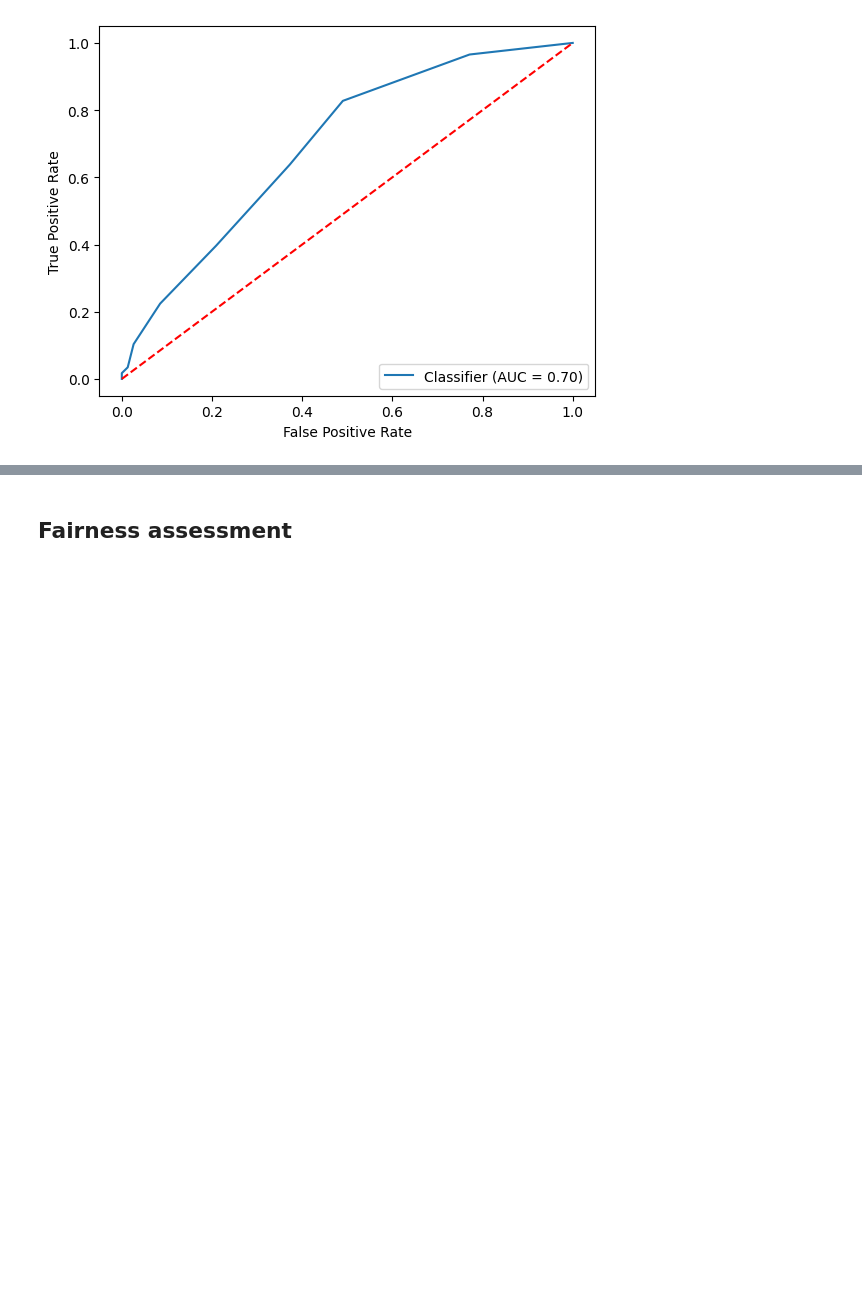
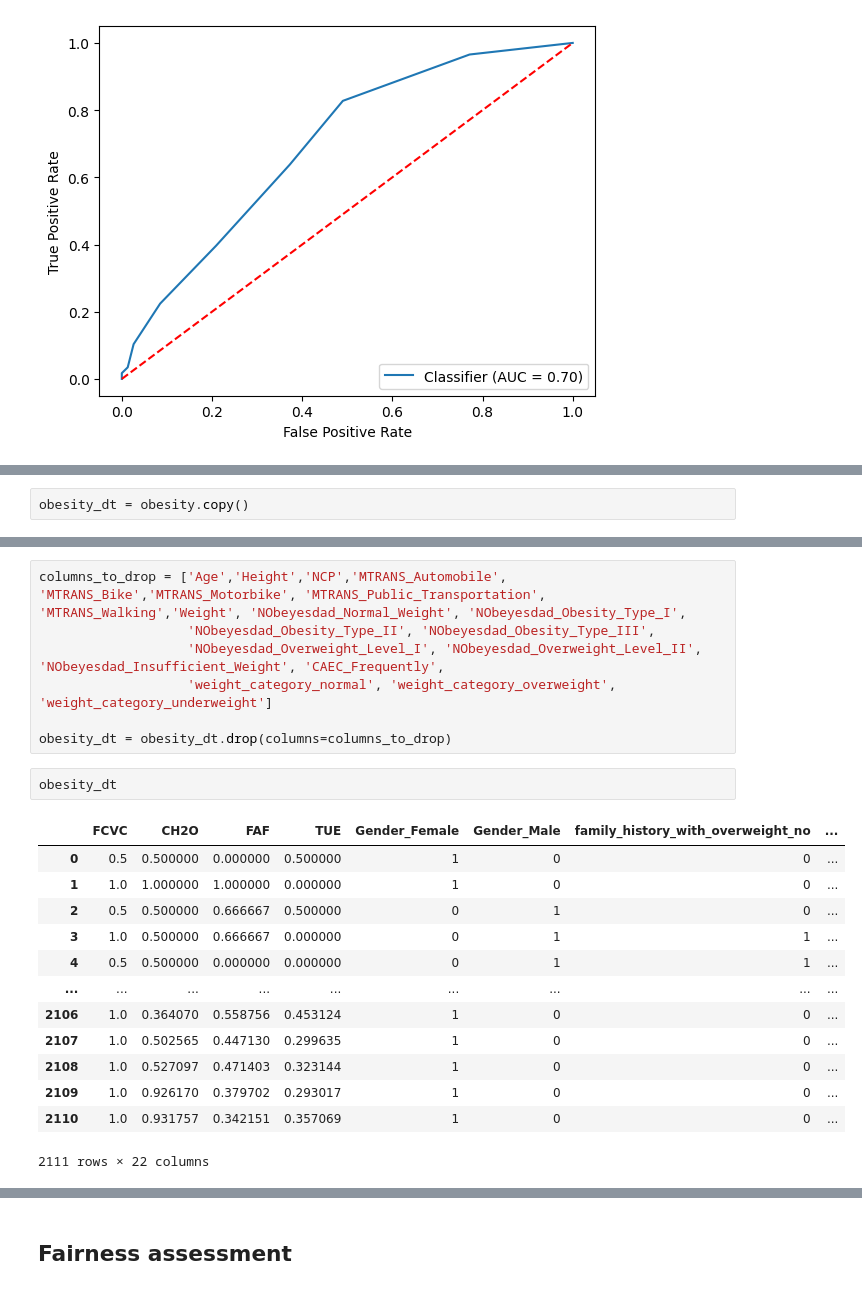
Before and after one commit to fariha-tasneem/DS3001-FinalProject, a Jupyter notebook: obesity_model.ipynb, the cells around one changed output, grey strips where cells are left out. Cells and saved outputs as stored; diff of their text form; blank space fills up the shorter version.

```diff
--- a/obesity_model.ipynb
+++ b/obesity_model.ipynb
@@ -362,0 +371,2 @@ weighted avg       0.69      0.73      0.69       211
+# %%
+obesity_dt = obesity.copy()
@@ -362,0 +389,23 @@ weighted avg       0.69      0.73      0.69       211
+# %%
+columns_to_drop = ['Age','Height','NCP','MTRANS_Automobile', 'MTRANS_Bike','MTRANS_Motorbike', 'MTRANS_Public_Transportation', 'MTRANS_Walking','Weight', 'NObeyesdad_Normal_Weight', 'NObeyesdad_Obesity_Type_I',
+                   'NObeyesdad_Obesity_Type_II', 'NObeyesdad_Obesity_Type_III',
+                   'NObeyesdad_Overweight_Level_I', 'NObeyesdad_Overweight_Level_II', 'NObeyesdad_Insufficient_Weight', 'CAEC_Frequently',
+                   'weight_category_normal', 'weight_category_overweight', 'weight_category_underweight']
+
+obesity_dt = obesity_dt.drop(columns=columns_to_drop)
+# %%
+obesity_dt
+# %% [output]
+|  | FCVC | CH2O | FAF | TUE | Gender_Female | Gender_Male | family_history_with_overweight_no | ... |
+| 0 | 0.5 | 0.500000 | 0.000000 | 0.500000 | 1 | 0 | 0 | ... |
+| 1 | 1.0 | 1.000000 | 1.000000 | 0.000000 | 1 | 0 | 0 | ... |
+| 2 | 0.5 | 0.500000 | 0.666667 | 0.500000 | 0 | 1 | 0 | ... |
+| 3 | 1.0 | 0.500000 | 0.666667 | 0.000000 | 0 | 1 | 1 | ... |
+| 4 | 0.5 | 0.500000 | 0.000000 | 0.000000 | 0 | 1 | 1 | ... |
+| ... | ... | ... | ... | ... | ... | ... | ... | ... |
+| 2106 | 1.0 | 0.364070 | 0.558756 | 0.453124 | 1 | 0 | 0 | ... |
+| 2107 | 1.0 | 0.502565 | 0.447130 | 0.299635 | 1 | 0 | 0 | ... |
+| 2108 | 1.0 | 0.527097 | 0.471403 | 0.323144 | 1 | 0 | 0 | ... |
+| 2109 | 1.0 | 0.926170 | 0.379702 | 0.293017 | 1 | 0 | 0 | ... |
+| 2110 | 1.0 | 0.931757 | 0.342151 | 0.357069 | 1 | 0 | 0 | ... |
+2111 rows × 22 columns
```
Also changed, not shown: parts of 29 cells of this notebook, 1 other file.
